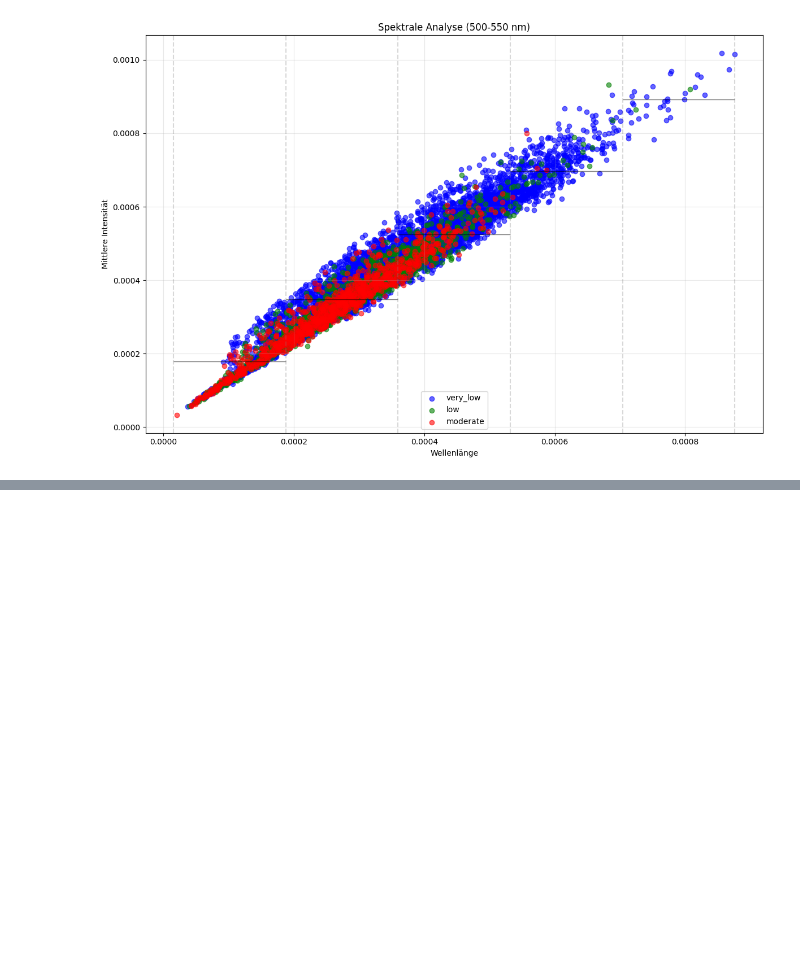
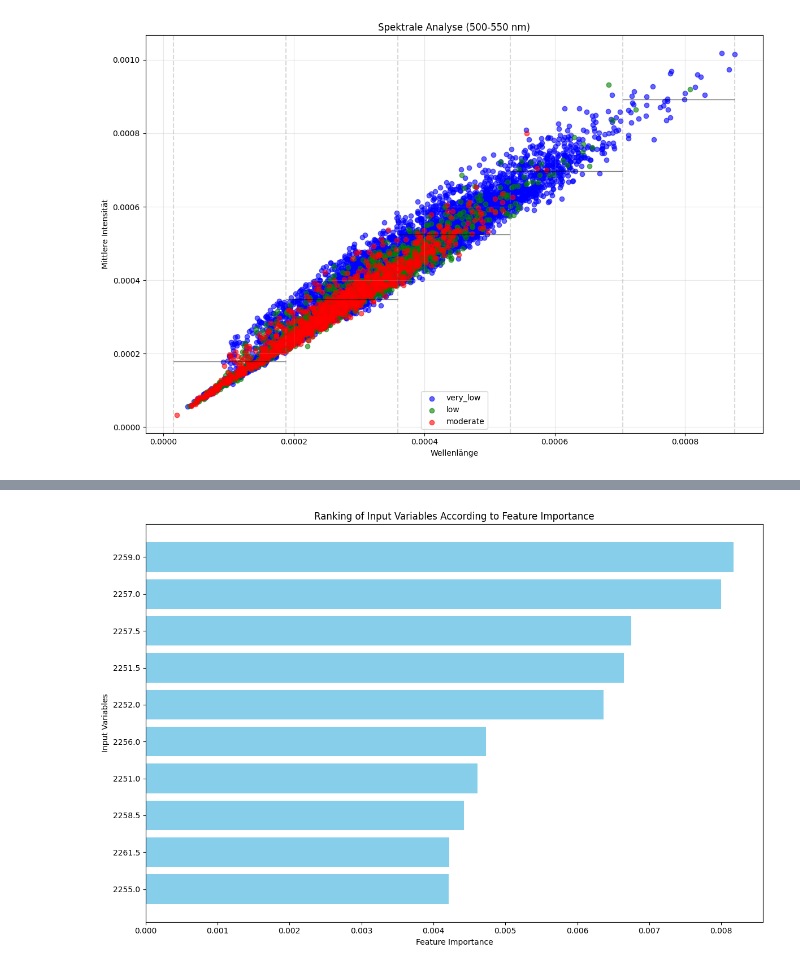
Before and after one commit to HU-VisualAnalytics-GrE/Feature-Importance, a Jupyter notebook: task3.ipynb, the cells around one changed output, grey strips where cells are left out. Drawn from its saved outputs; the diff is of its cells as text; code cells hidden in the pictures; blank space fills up the shorter version.

```diff
--- a/task3.ipynb
+++ b/task3.ipynb
@@ -136,0 +170,12 @@ plot_spectral_intervals(df_test, df_target,
+# %%
+# Visualize the ranking of input variables according to their feature importance
+plt.figure(figsize=(12, 8))
+plt.barh(top_features, top_importances, color="skyblue")
+plt.xlabel("Feature Importance")
+plt.ylabel("Input Variables")
+plt.title("Ranking of Input Variables According to Feature Importance")
+plt.gca().invert_yaxis()  # Display the most important feature at the top
+plt.tight_layout()
+plt.show()
+# %% [output]
+[figure, added]
```
Also changed, not shown: parts of 14 cells of this notebook.
